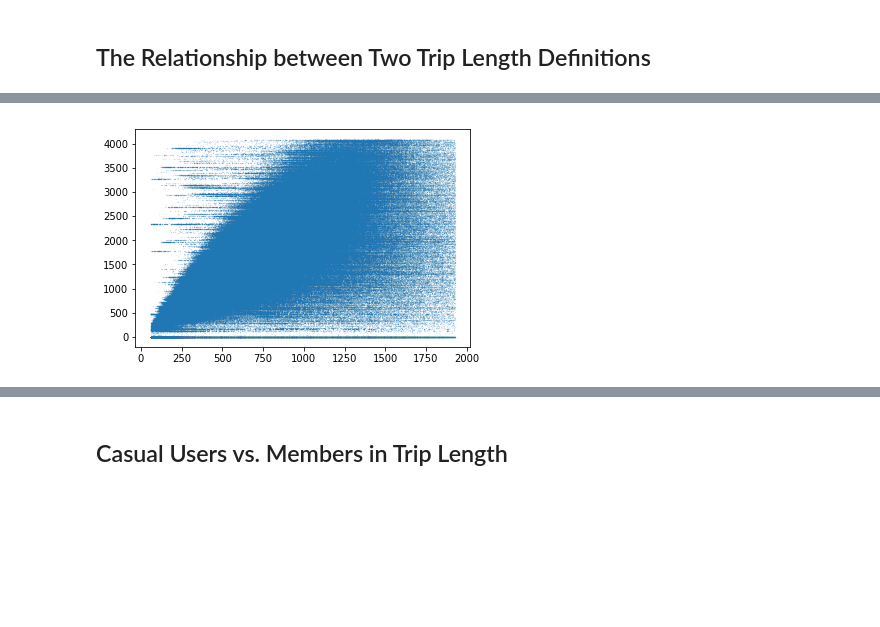
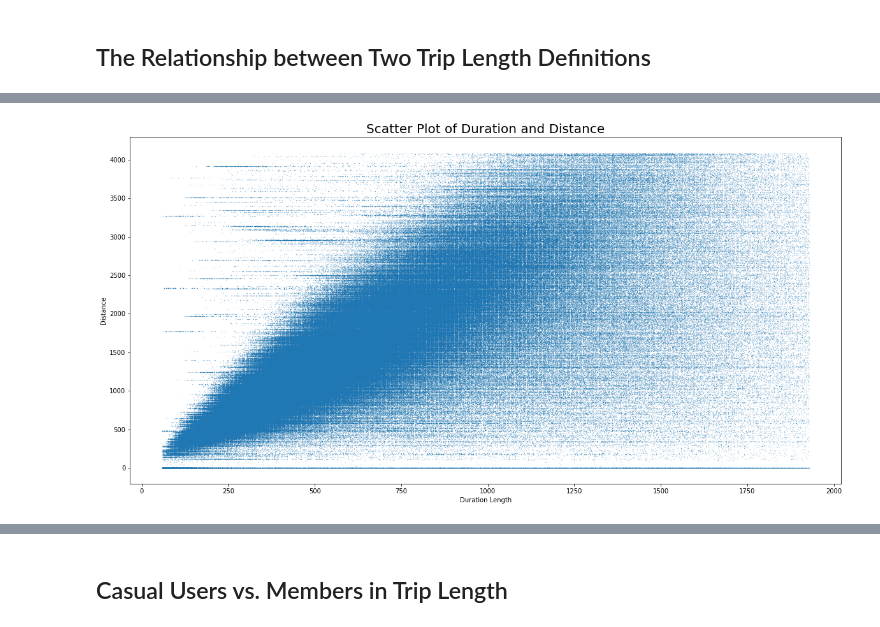
Before and after one commit to candisss/toronto_bikeshare, a Jupyter notebook: Finished.ipynb, the cells around one changed output, grey strips where cells are left out. Drawn from its saved outputs; the diff is of its cells as text; code cells hidden in the pictures; blank space fills up the shorter version.

```diff
--- a/Finished.ipynb
+++ b/Finished.ipynb
@@ -361,5 +396,9 @@ new_df.head()
 # %%
-plt.plot('Duration Length', 'Distance', data=df, linestyle='none', marker='o', markersize=0.05)
+plt.figure(figsize=(20,10))
+plt.plot('Duration Length', 'Distance', data=df, linestyle='none', marker='o', markersize=0.1)
+plt.xlabel("Duration Length")
+plt.ylabel("Distance")
+plt.title('Scatter Plot of Duration and Distance', fontsize=20)
 plt.show()
 # %% [output]
-[figure, old version]
+[figure, new version]
```
Also changed, not shown: parts of 34 cells of this notebook.
